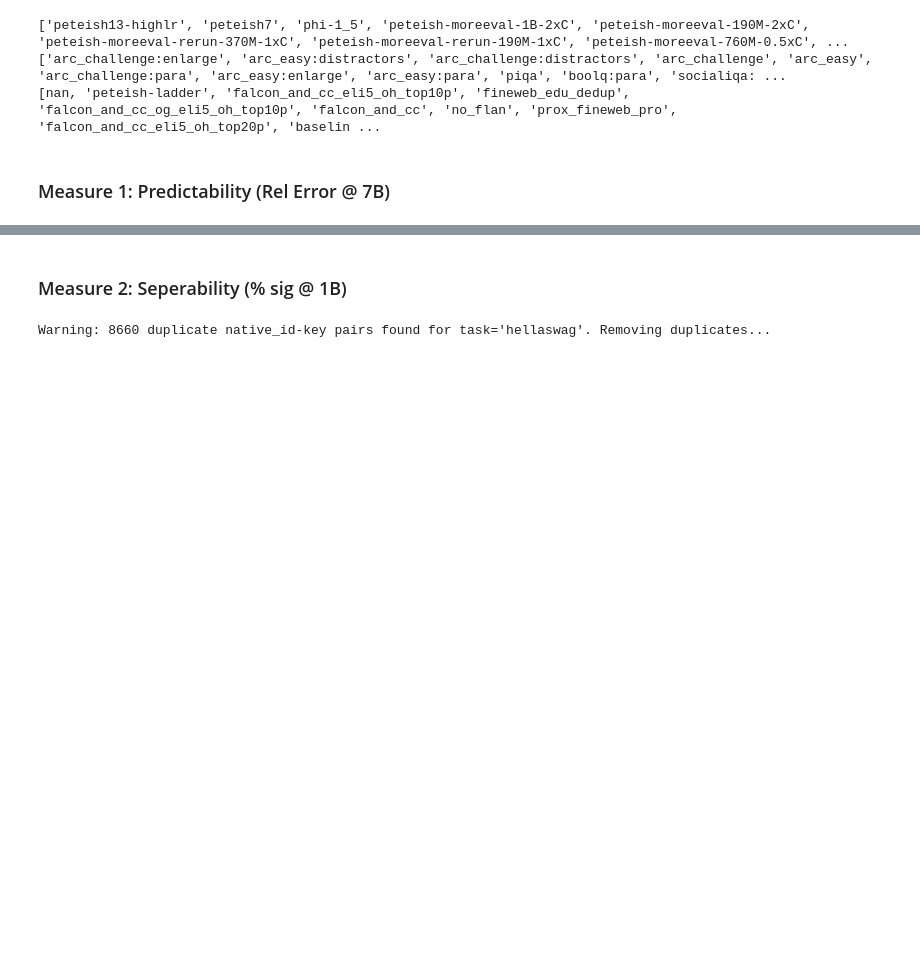
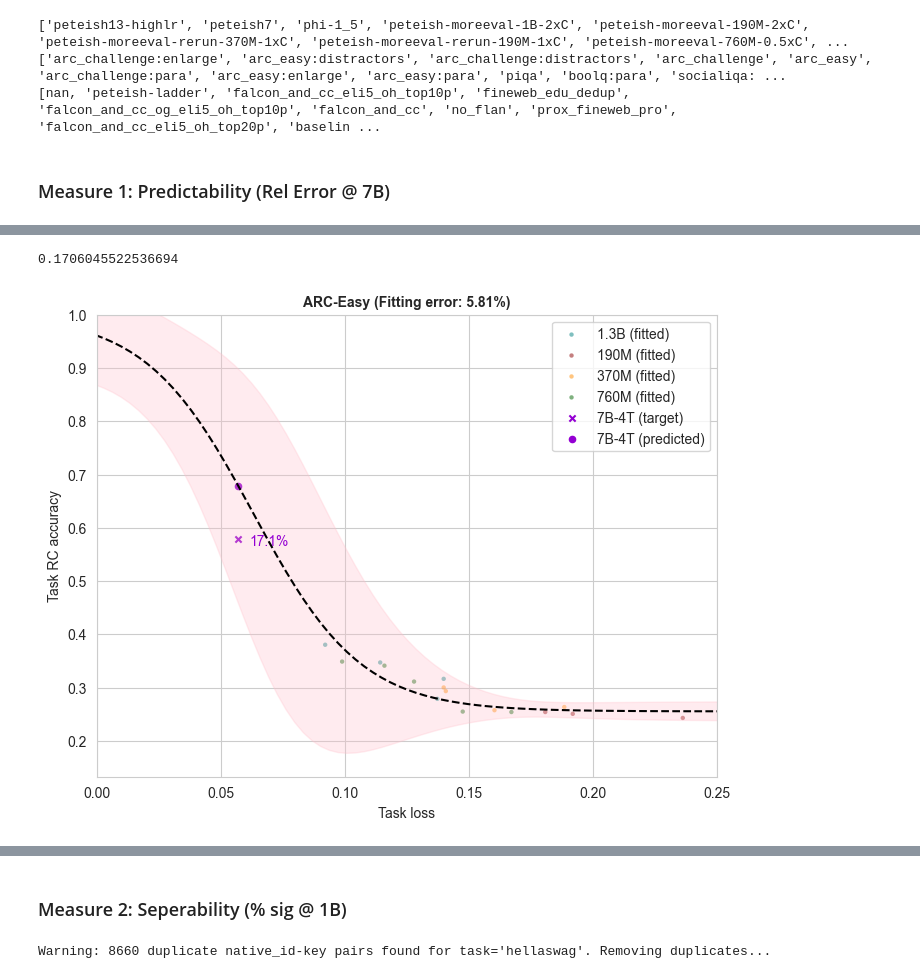
Before and after one commit to davidheineman/new-evals, a Jupyter notebook: analysis/notebooks/measures.ipynb, the cells around one changed output, grey strips where cells are left out. Cells and saved outputs as stored; diff of their text form; code cells hidden in the pictures; blank space fills up the shorter version.

```diff
--- a/analysis/notebooks/measures.ipynb
+++ b/analysis/notebooks/measures.ipynb
@@ -91,0 +43,2 @@ winogrande_val_5shot | 0.77 | 0.59 | -23.7% | Acc(L) = -0.50 / (1 + \exp (-16.16
+# %%
+LADDER_MODELS = [model for model in MODELS if 'peteish-moreeval' in model]
@@ -91,0 +171,28 @@ winogrande_val_5shot | 0.77 | 0.59 | -23.7% | Acc(L) = -0.50 / (1 + \exp (-16.16
+# %%
+import matplotlib.pyplot as plt
+
+coefficients, cov = fit_step2(data_by_name, 'arc_easy_test_5shot', None, use_log_sigmoid=False)
+
+(
+    predicted_data_by_name, plotted_predicted_data,
+    (y, y_pred, rel_error, delta_error), all_rel_errors,
+) = predict_step2(
+    configs, data_by_name, coefficients, cov, y_metric='rc_acc', use_log_sigmoid=False
+)
+
+num_rows, num_cols = 1, 1
+# fig, axes = plt.subplots(num_rows, num_cols, figsize=(2.75 * num_cols, 2.5 * num_rows), squeeze=False)
+fig, axes = plt.subplots(num_rows, num_cols, figsize=(8, 6), squeeze=False)
+ax = axes[0, 0]
+
+plot_step2(
+    configs, data_by_name, predicted_data_by_name, plotted_predicted_data, 'arc_easy_test_5shot', None, 'rc_bpb', 'rc_acc',
+    coefficients, cov, use_log_sigmoid=False, ax=ax,
+)
+
+ax.set_xlim(0, 0.25)
+
+print(rel_error)
+# %% [output]
+0.1706045522536694
+[figure, added]
```
Also changed, not shown: parts of 6 cells of this notebook, 6 other files.
